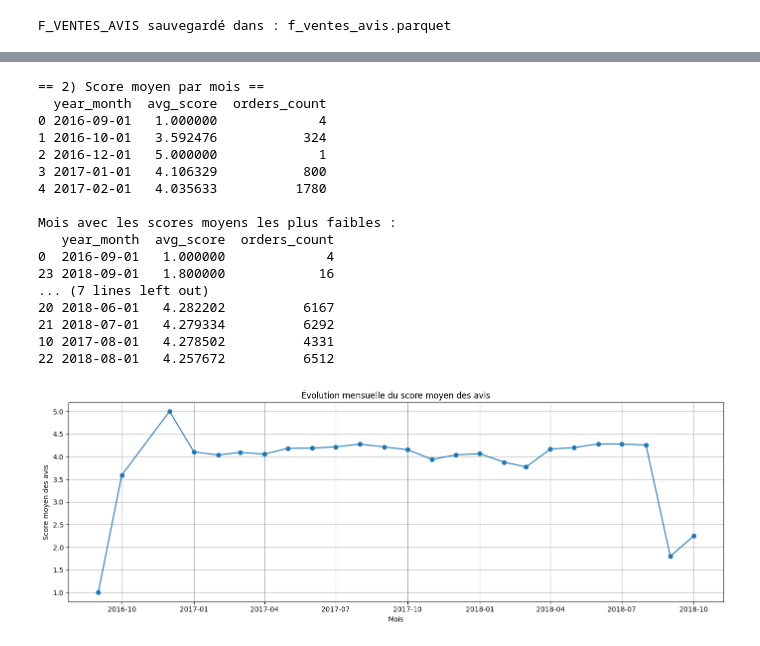
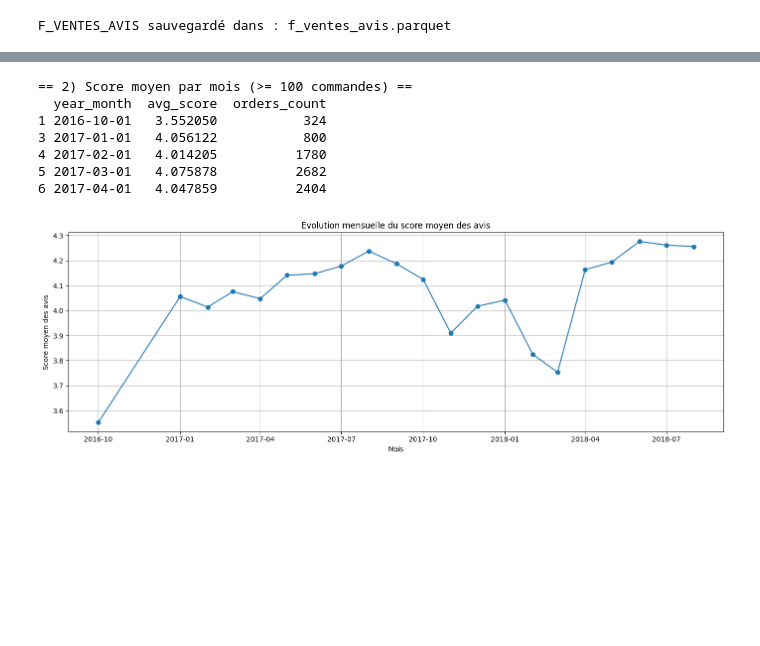
Before and after one commit to QuentinDoniczka/dataframe, a Jupyter notebook: script/1_vente_analyse_1_DONICZKA_Quentin.ipynb, the cells around one changed output, grey strips where cells are left out. Cells and saved outputs as stored; diff of their text form; code cells hidden in the pictures; blank space fills up the shorter version.

```diff
--- a/script/1_vente_analyse_1_DONICZKA_Quentin.ipynb
+++ b/script/1_vente_analyse_1_DONICZKA_Quentin.ipynb
@@ -17,0 +36,23 @@ geo       = pd.read_parquet(DATA_PATH + "geolocation.parquet")
+# %%
+# === CLEAN DES SCORES D'AVIS ===
+print("== Nettoyage des scores dans 'reviews' ==")
+
+# Scores autorisés : 1 à 5 ou NaN
+mask_scores_valides = reviews["score"].isna() | (
+    (reviews["score"] >= 1) & (reviews["score"] <= 5)
+)
+
+nb_total = len(reviews)
+nb_valid = mask_scores_valides.sum()
+nb_drop  = nb_total - nb_valid
+
+print(f"Lignes totales : {nb_total}")
+print(f"Lignes conservées (score 1 à 5 ou NaN) : {nb_valid}")
+print(f"Lignes supprimées (score > 5) : {nb_drop}")
+
+# On garde uniquement les lignes valides
+reviews = reviews[mask_scores_valides].copy()
+
+print("Valeurs distinctes après nettoyage :")
+print(sorted(reviews["score"].dropna().unique()))
+print()
@@ -247,50 +271,35 @@ Score moyen global (tous mois confondus) :
 # %%
 # 2) Évolution mensuelle du score moyen des avis
 
-# Préparation
 monthly_score = (
     fva
     .groupby("year_month", as_index=False)
     .agg(
         avg_score=("score", "mean"),
         orders_count=("order_id", "nunique")
     )
 )
 
-# Affichage
-print("== 2) Score moyen par mois ==")
-print(monthly_score.head())
+# On se limite aux mois avec un volume suffisant
+ms_robust = monthly_score[monthly_score["orders_count"] >= 100].copy()
 
-print("\nMois avec les scores moyens les plus faibles :")
-print(monthly_score.sort_values("avg_score").head(5))
-
-print("\nMois avec les scores moyens les plus élevés :")
-print(monthly_score.sort_values("avg_score", ascending=False).head(5))
+print("== 2) Score moyen par mois (>= 100 commandes) ==")
+print(ms_robust[["year_month", "avg_score", "orders_count"]].head())
 
 plt.figure(figsize=(14, 5))
-plt.plot(monthly_score["year_month"], monthly_score["avg_score"], marker="o")
+plt.plot(ms_robust["year_month"], ms_robust["avg_score"], marker="o")
 plt.xlabel("Mois")
 plt.ylabel("Score moyen des avis")
 plt.title("Évolution mensuelle du score moyen des avis")
 plt.grid(True)
 plt.tight_layout()
 plt.show()
 # %% [output]
-== 2) Score moyen par mois ==
+== 2) Score moyen par mois (>= 100 commandes) ==
   year_month  avg_score  orders_count
-0 2016-09-01   1.000000             4
-1 2016-10-01   3.592476           324
-2 2016-12-01   5.000000             1
-3 2017-01-01   4.106329           800
-4 2017-02-01   4.035633          1780
-
-Mois avec les scores moyens les plus faibles :
-   year_month  avg_score  orders_count
-0  2016-09-01   1.000000             4
-23 2018-09-01   1.800000            16
-... (7 lines left out)
-20 2018-06-01   4.282202          6167
-21 2018-07-01   4.279334          6292
-10 2017-08-01   4.278502          4331
-22 2018-08-01   4.257672          6512
+1 2016-10-01   3.552050           324
+3 2017-01-01   4.056122           800
+4 2017-02-01   4.014205          1780
+5 2017-03-01   4.075878          2682
+6 2017-04-01   4.047859          2404
-[figure, old version]
+[figure, new version]
```
Also changed, not shown: parts of 19 cells of this notebook, 1 other file.
